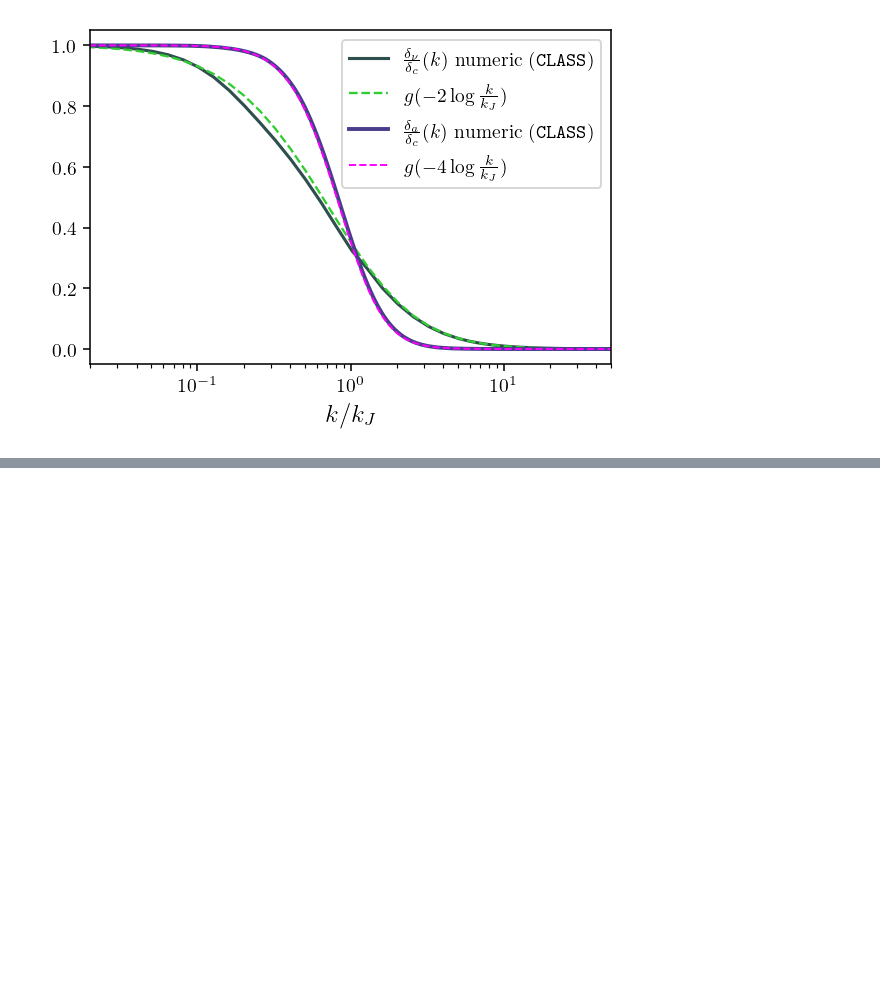
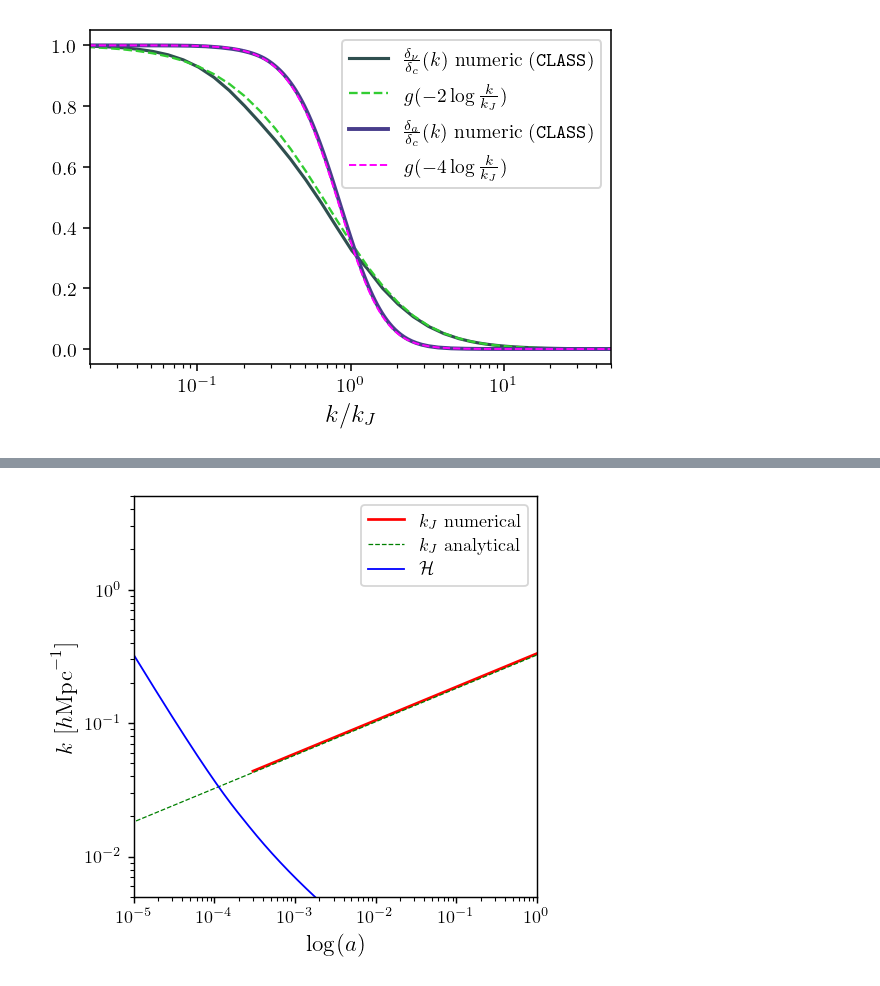
Before and after one commit to fverd/class, a Jupyter notebook: soundspeed-scripts/match_kJ.ipynb, the cells around one changed output, grey strips where cells are left out. Cells and saved outputs as stored; diff of their text form; code cells hidden in the pictures; blank space fills up the shorter version.

```diff
--- a/soundspeed-scripts/match_kJ.ipynb
+++ b/soundspeed-scripts/match_kJ.ipynb
@@ -251,0 +300,42 @@ Computing sources
+# %%
+plt.figure(figsize=(4,4), dpi=130)
+
+Om_m=(chibck['(.)rho_cdm']+chibck['(.)rho_b']+chibck['(.)rho_scf'])/chibck['(.)rho_crit']
+Ha=chibck['H [1/Mpc]']/(1.+chibck['z'])
+Ha_chi_int=interp1d(a,Ha)
+w_ax = chibck['(.)w_scf']
+
+plt.xlabel(r'$a $')
+# plt.plot(a,w_ax,'darkorange', linestyle='--',linewidth=0.7, label=r'$\gamma$')
+
+#   pvecback[pba->index_bg_kJ_chi]=sqrt(3./2.* pvecback[pba->index_bg_Omega_m])*a*pvecback[pba->index_bg_H]/pba->h/sqrt(cs2_chi);
+
+# cs2_eff = 1/(2*a*a*(2)*pow(pba->omega_axion,2));
+m_ax = m_ev * _ev_to_HO_
+
+cs2_eff = 1/(4*a*a*pow(0.00919639,2))*(1+w_ax+0.001)
+
+_eV_over_Mpc_  = 1.56e29 # eV to Mpc^-1 conversion
+cs2_eff = 1/(4*a*a*pow(m_ev*_eV_over_Mpc_,2))*(1+w_ax+0.001)
+kJ = pow(3./2.*Om_m*pow(Ha,2)/(cs2_eff),1/4)/h
+
+acut = a[a>3.e-4];kJcut=kJ[a>3.e-4]
+plt.loglog(acut,kJcut,'r',linewidth=1.5, label=r'$k_J$ numerical')
+
+kJEnnio =3.9e-4 * pow(m_ev*_ev_to_HO_,1/2) * pow(a,1/4)
+
+plt.loglog(a,kJEnnio,'g', linestyle='--',linewidth=0.7, label=r'$k_J$ analytical')
+
+plt.loglog(a,Ha/h,'b',linewidth=1., label=r'$\mathcal{H}$')
+
+plt.xlim([1.e-5,1])
+plt.ylim([5.e-3,5])
+plt.legend(loc='best')
+plt.xscale('log')
+plt.ylabel(r'$k$ $[h\mathrm{Mpc}^{-1}]$', fontsize=13)
+plt.xlabel(r'$\log(a)$', fontsize=13)
+# plt.savefig('/home/fverdian/class/soundspeed-scripts/figure/ULA27_kJ.pdf', bbox_inches='tight')
+
+plt.show()
+# %% [output]
+[figure, added]
```
Also changed, not shown: parts of 7 cells of this notebook, 28 other files.
